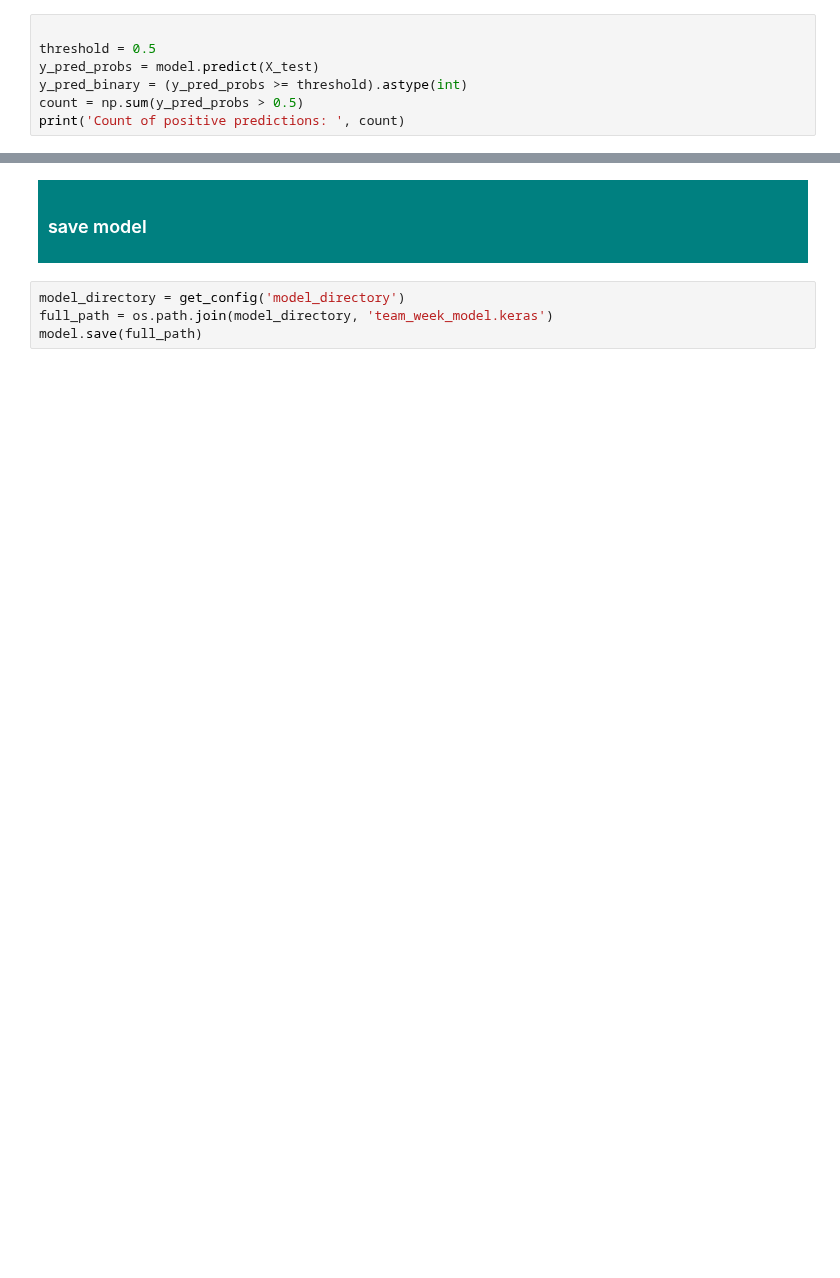
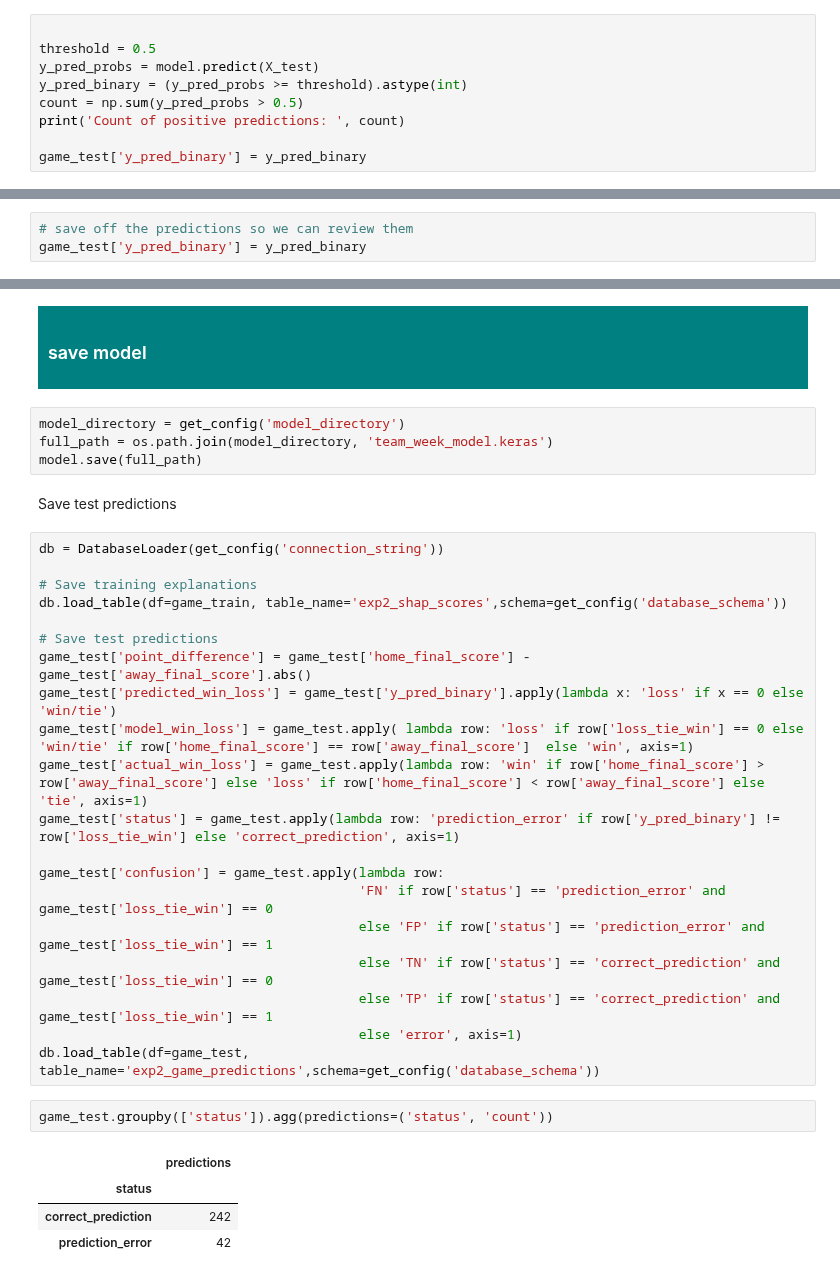
Before and after one commit to cjlcoursework/nflverse_project, a Jupyter notebook: notebooks/nfl_win_loss_classification_experiment2.ipynb, the cells around one changed output, grey strips where cells are left out. Saved outputs shown, nothing was run; the diff lists cells and outputs as text; blank space fills up the shorter version.

```diff
--- a/notebooks/nfl_win_loss_classification_experiment2.ipynb
+++ b/notebooks/nfl_win_loss_classification_experiment2.ipynb
@@ -228,5 +196,7 @@ y_pred_probs = model.predict(X_test)
 y_pred_binary = (y_pred_probs >= threshold).astype(int)
 count = np.sum(y_pred_probs > 0.5)
 print('Count of positive predictions: ', count)
+
+game_test['y_pred_binary'] = y_pred_binary
 # %% [output]
 9/9 [==============================] - 0s 2ms/step
@@ -235,3 +205,6 @@ Count of positive predictions:  156
+# %%
+# save off the predictions so we can review them
+game_test['y_pred_binary'] = y_pred_binary
 # %%
 from src.util.utils_eda import print_f1_scores
 from sklearn.metrics import roc_auc_score
@@ -270,3 +242,32 @@ plot_confusion_matrix(y_pred_binary, y_test)
 model_directory = get_config('model_directory')
 full_path = os.path.join(model_directory, 'team_week_model.keras')
 model.save(full_path)
+# %% [markdown]
+Save test predictions
+# %%
+db = DatabaseLoader(get_config('connection_string'))
+
+# Save training explanations
+db.load_table(df=game_train, table_name='exp2_shap_scores',schema=get_config('database_schema'))
+
+# Save test predictions
+game_test['point_difference'] = game_test['home_final_score'] - game_test['away_final_score'].abs()
+game_test['predicted_win_loss'] = game_test['y_pred_binary'].apply(lambda x: 'loss' if x == 0 else 'win/tie')
+game_test['model_win_loss'] = game_test.apply( lambda row: 'loss' if row['loss_tie_win'] == 0 else 'win/tie' if row['home_final_score'] == row['away_final_score']  else 'win', axis=1)
+game_test['actual_win_loss'] = game_test.apply(lambda row: 'win' if row['home_final_score'] > row['away_final_score'] else 'loss' if row['home_final_score'] < row['away_final_score'] else 'tie', axis=1)
+game_test['status'] = game_test.apply(lambda row: 'prediction_error' if row['y_pred_binary'] != row['loss_tie_win'] else 'correct_prediction', axis=1)
+
+game_test['confusion'] = game_test.apply(lambda row:
+                                         'FN' if row['status'] == 'prediction_error' and game_test['loss_tie_win'] == 0
+                                         else 'FP' if row['status'] == 'prediction_error' and game_test['loss_tie_win'] == 1
+                                         else 'TN' if row['status'] == 'correct_prediction' and game_test['loss_tie_win'] == 0
+                                         else 'TP' if row['status'] == 'correct_prediction' and game_test['loss_tie_win'] == 1
+                                         else 'error', axis=1)
+db.load_table(df=game_test, table_name='exp2_game_predictions',schema=get_config('database_schema'))
+# %%
+game_test.groupby(['status']).agg(predictions=('status', 'count'))
+# %% [output]
+|  | predictions |
+| status |  |
+| correct_prediction | 242 |
+| prediction_error | 42 |
```
Also changed, not shown: parts of 13 cells of this notebook, 2 other files.
